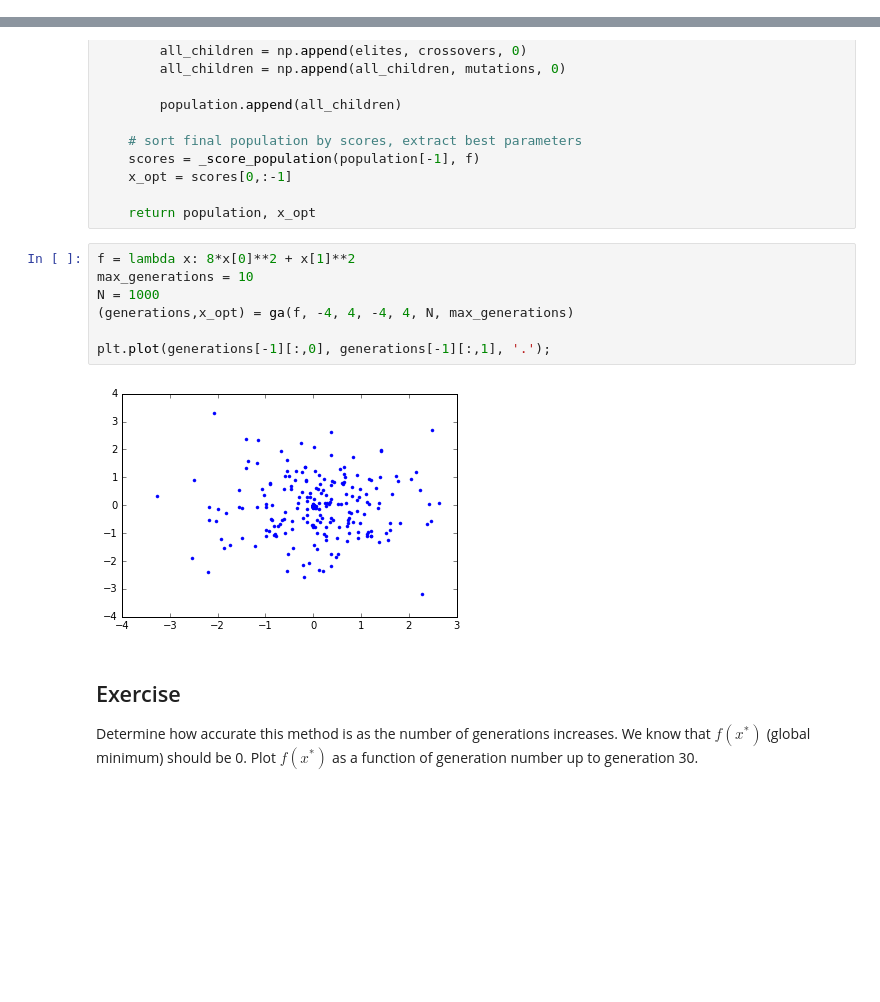
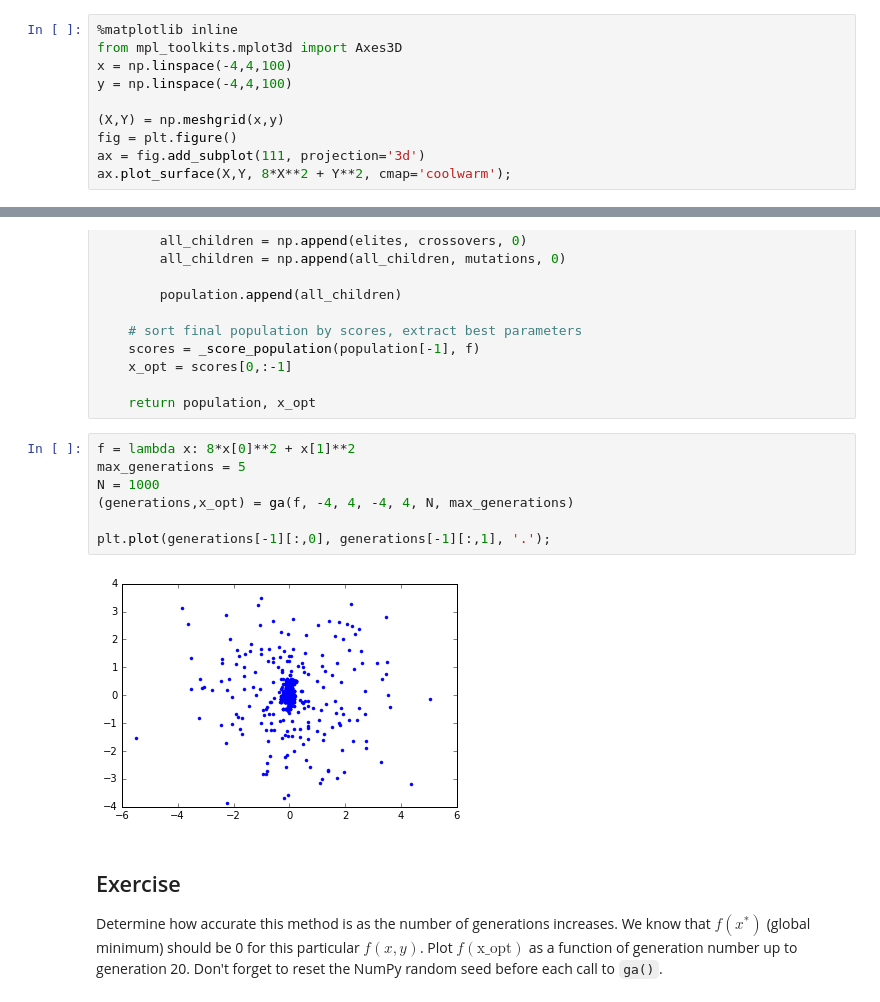
Before and after one commit to lukasbystricky/ISC-3313, a Jupyter notebook: lectures/chapter7/2-genetic_algorithms.ipynb, the cells around one changed output, grey strips where cells are left out. Drawn from its saved outputs; the diff is of its cells as text; blank space fills up the shorter version.

Commit message:
2-genetic_algorithms.ipynb: added exercise, plots

```diff
--- a/lectures/chapter7/2-genetic_algorithms.ipynb
+++ b/lectures/chapter7/2-genetic_algorithms.ipynb
@@ -41,3 +41,13 @@ That probably all makes no sense right now. Let's go through a concrete example.
 Say we want to find the minimum of the function
 
 $$ f(x,y) = 8x^2 + y^2.$$
+# %%
+%matplotlib inline
+from mpl_toolkits.mplot3d import Axes3D
+x = np.linspace(-4,4,100)
+y = np.linspace(-4,4,100)
+
+(X,Y) = np.meshgrid(x,y)
+fig = plt.figure()
+ax = fig.add_subplot(111, projection='3d')
+ax.plot_surface(X,Y, 8*X**2 + Y**2, cmap='coolwarm');
@@ -296,14 +308,14 @@ def ga(f, xmin, xmax, ymin, ymax, N, Gmax=20):
     return population, x_opt
 # %%
 f = lambda x: 8*x[0]**2 + x[1]**2
-max_generations = 10
+max_generations = 5
 N = 1000
 (generations,x_opt) = ga(f, -4, 4, -4, 4, N, max_generations)
 
 plt.plot(generations[-1][:,0], generations[-1][:,1], '.');
 # %% [output]
-[figure, old version]
+[figure, new version]
 # %% [markdown]
 ## Exercise
 
-Determine how accurate this method is as the number of generations increases. We know that $f(x^*)$ (global minimum) should be 0. Plot $f(x^*)$ as a function of generation number up to generation 30.
+Determine how accurate this method is as the number of generations increases. We know that $f(x^*)$ (global minimum) should be 0 for this particular $f(x,y)$. Plot $f(\text{x_opt})$ as a function of generation number up to generation 20. Don't forget to reset the NumPy random seed before each call to `ga()`.
```
Also changed, not shown: parts of 21 cells of this notebook.
